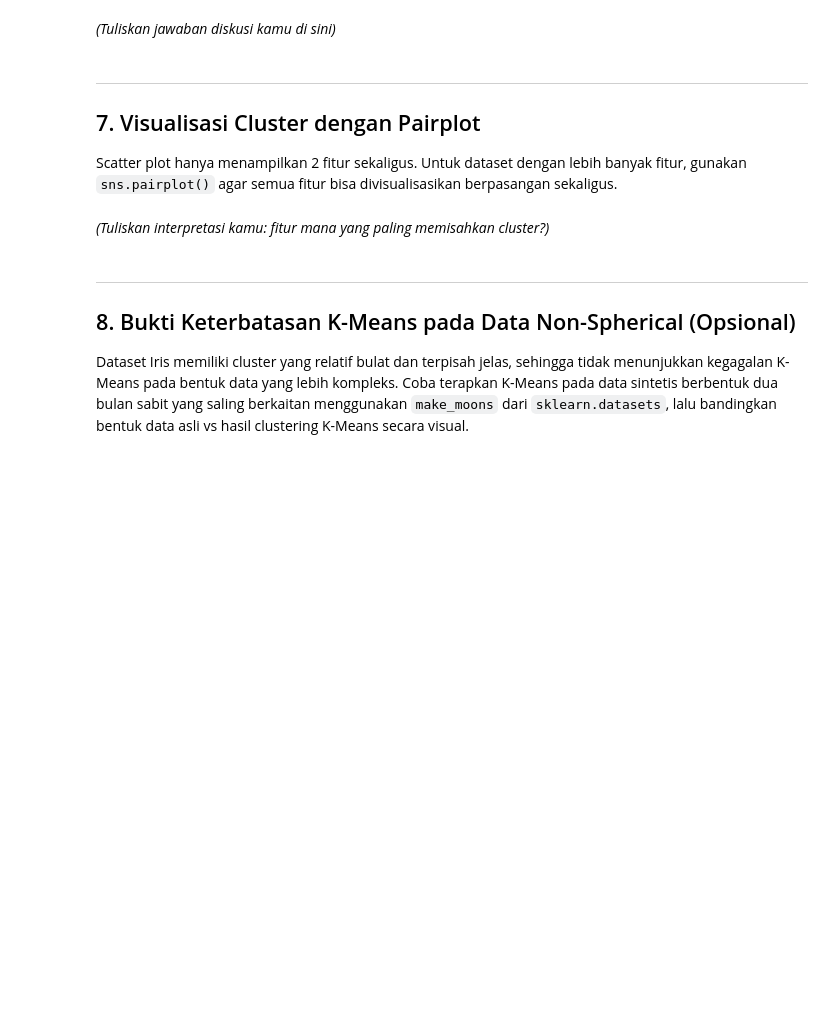
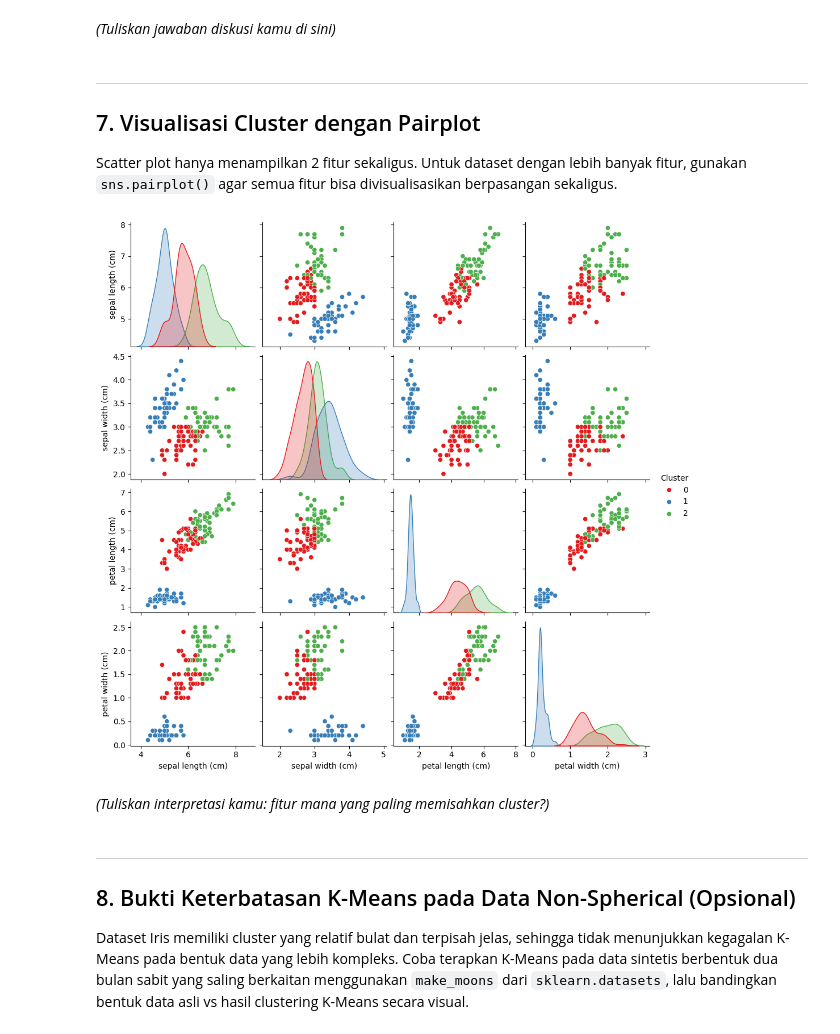
Before and after one commit to Renobelajar/prak-datascience-5, a Jupyter notebook: templatemodul4.ipynb, the cells around one changed output. Cells and saved outputs as stored; diff of their text form; code cells hidden in the pictures; blank space fills up the shorter version.

```diff
--- a/templatemodul4.ipynb
+++ b/templatemodul4.ipynb
@@ -169,6 +179,11 @@ Bandingkan hasil cluster dengan label spesies asli yang sudah disiapkan di Langk
 ## 7. Visualisasi Cluster dengan Pairplot
 
 Scatter plot hanya menampilkan 2 fitur sekaligus. Untuk dataset dengan lebih banyak fitur, gunakan `sns.pairplot()` agar semua fitur bisa divisualisasikan berpasangan sekaligus.
+# %%
+sns.pairplot(df, hue='Cluster', palette='Set1', diag_kind='kde')
+plt.show()
+# %% [output]
+[figure, added]
 # %% [markdown]
 *(Tuliskan interpretasi kamu: fitur mana yang paling memisahkan cluster?)*
 # %% [markdown]
```
Also changed, not shown: parts of 1 cell of this notebook.
